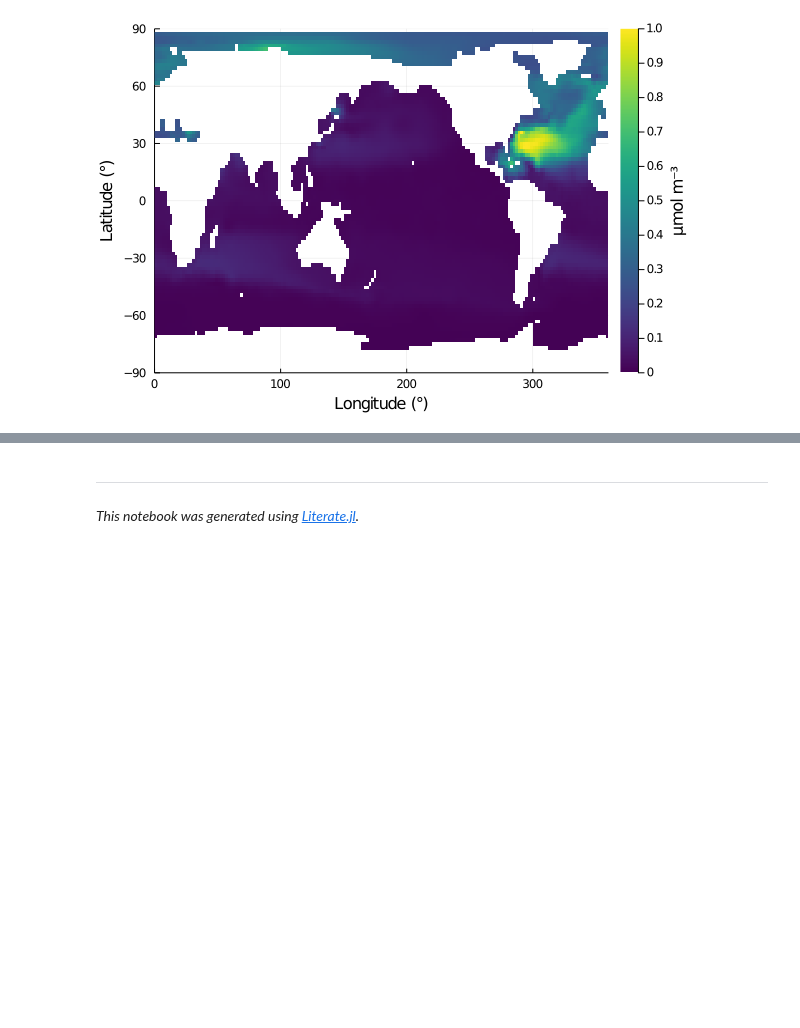
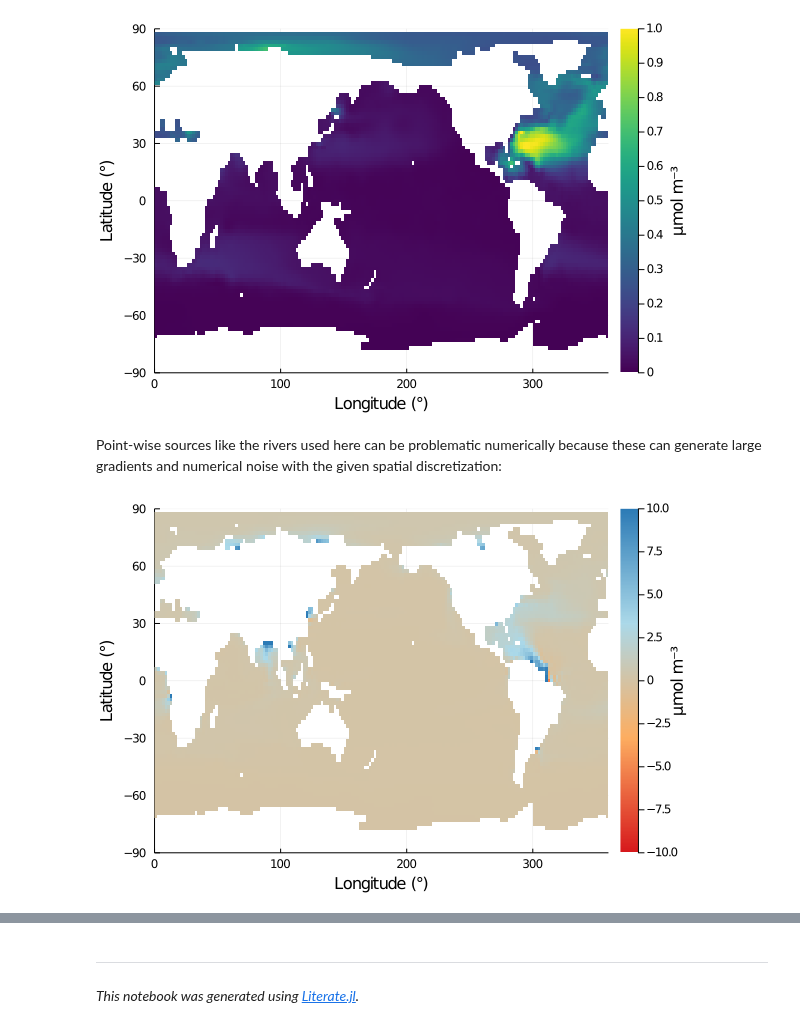
Before and after one commit to JuliaOcean/AIBECS.jl, a Jupyter notebook: dev/notebooks/5_river_discharge.ipynb, the cells around one changed output, grey strips where cells are left out. Drawn from its saved outputs; the diff is of its cells as text; code cells hidden in the pictures; blank space fills up the shorter version.

```diff
--- a/dev/notebooks/5_river_discharge.ipynb
+++ b/dev/notebooks/5_river_discharge.ipynb
@@ -261,3 +261,11 @@ s_τ50 = solve(prob, CTKAlg()).u * u"mol/m^3"
 plothorizontalslice(s_τ50, grd, zunit=u"μmol/m^3", depth=500, color=cmap, clim=(0,1))
 # %% [output]
 [figure]
+# %% [markdown]
+Point-wise sources like the rivers used here can be problematic numerically because these
+can generate large gradients and numerical noise with the given spatial discretization:
+# %%
+cmap = :RdYlBu_4
+plothorizontalslice(s_τ50, grd, zunit=u"μmol/m^3", depth=0, color=cmap, clim=(-10,10))
+# %% [output]
+[figure, added]
```
Also changed, not shown: parts of 5 cells of this notebook, 23 other files.
